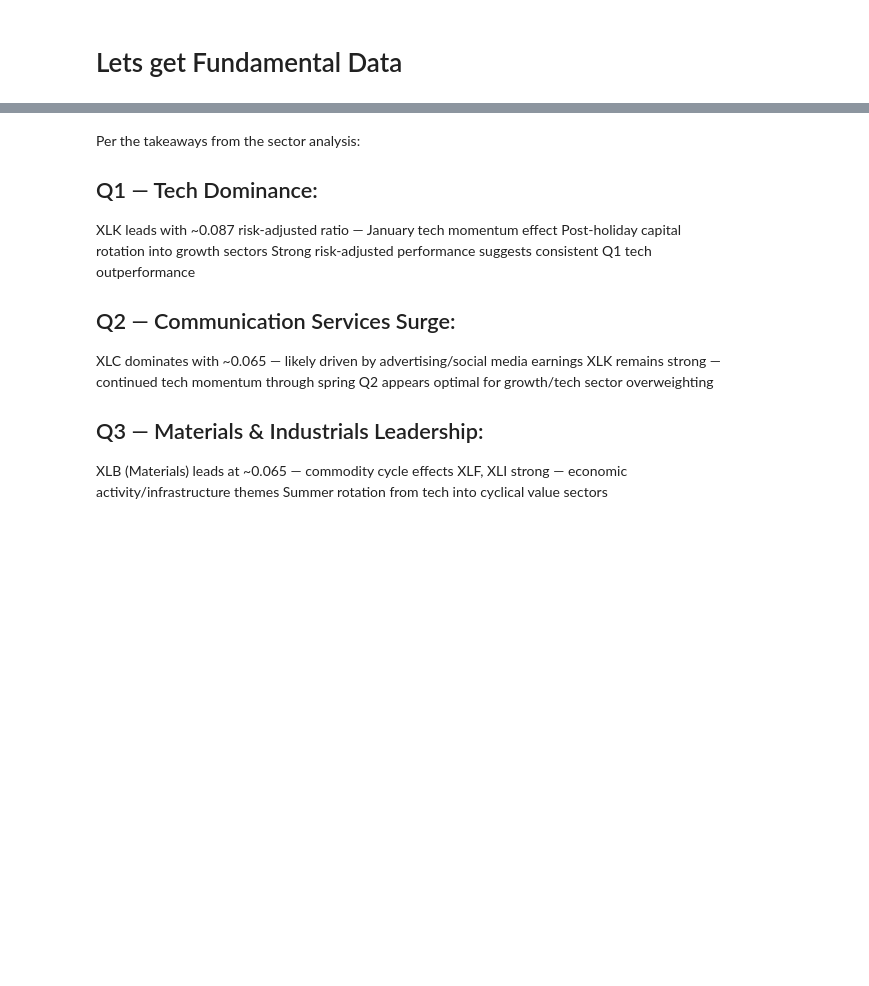
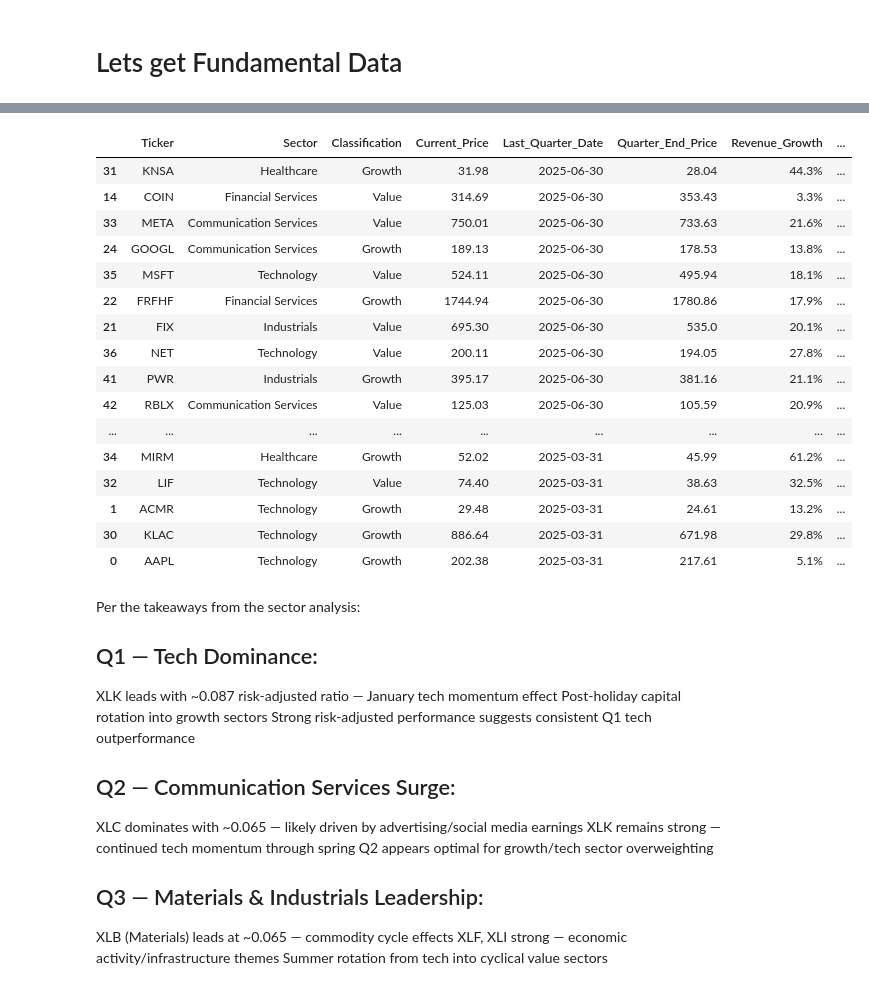
Before and after one commit to gprlearn/ucb_capstone, a Jupyter notebook: 1_main.ipynb, the cells around one changed output, grey strips where cells are left out. Saved outputs shown, nothing was run; the diff lists cells and outputs as text; code cells hidden in the pictures; blank space fills up the shorter version.

```diff
--- a/1_main.ipynb
+++ b/1_main.ipynb
@@ -2592,3 +2664,29 @@ if __name__ == "__main__":
+# %%
+# Run comprehensive valuation
+valuation_df = create_simplified_dataset(tickers)
+
+# Sort by last quarter date (most recent first)
+valuation_df = valuation_df.sort_values('Last_Quarter_Date', ascending=False)
+
+valuation_df
+# %% [output]
+|  | Ticker | Sector | Classification | Current_Price | Last_Quarter_Date | Quarter_End_Price | Revenue_Growth | ... |
+| 31 | KNSA | Healthcare | Growth | 31.98 | 2025-06-30 | 28.04 | 44.3% | ... |
+| 14 | COIN | Financial Services | Value | 314.69 | 2025-06-30 | 353.43 | 3.3% | ... |
+| 33 | META | Communication Services | Value | 750.01 | 2025-06-30 | 733.63 | 21.6% | ... |
+| 24 | GOOGL | Communication Services | Growth | 189.13 | 2025-06-30 | 178.53 | 13.8% | ... |
+| 35 | MSFT | Technology | Value | 524.11 | 2025-06-30 | 495.94 | 18.1% | ... |
+| 22 | FRFHF | Financial Services | Growth | 1744.94 | 2025-06-30 | 1780.86 | 17.9% | ... |
+| 21 | FIX | Industrials | Value | 695.30 | 2025-06-30 | 535.0 | 20.1% | ... |
+| 36 | NET | Technology | Value | 200.11 | 2025-06-30 | 194.05 | 27.8% | ... |
+| 41 | PWR | Industrials | Growth | 395.17 | 2025-06-30 | 381.16 | 21.1% | ... |
+| 42 | RBLX | Communication Services | Value | 125.03 | 2025-06-30 | 105.59 | 20.9% | ... |
+| ... | ... | ... | ... | ... | ... | ... | ... | ... |
+| 34 | MIRM | Healthcare | Growth | 52.02 | 2025-03-31 | 45.99 | 61.2% | ... |
+| 32 | LIF | Technology | Value | 74.40 | 2025-03-31 | 38.63 | 32.5% | ... |
+| 1 | ACMR | Technology | Growth | 29.48 | 2025-03-31 | 24.61 | 13.2% | ... |
+| 30 | KLAC | Technology | Growth | 886.64 | 2025-03-31 | 671.98 | 29.8% | ... |
+| 0 | AAPL | Technology | Growth | 202.38 | 2025-03-31 | 217.61 | 5.1% | ... |
 # %% [markdown]
 Per the takeaways from the sector analysis:
 
```
Also changed, not shown: parts of 27 cells of this notebook, 4 other files.
